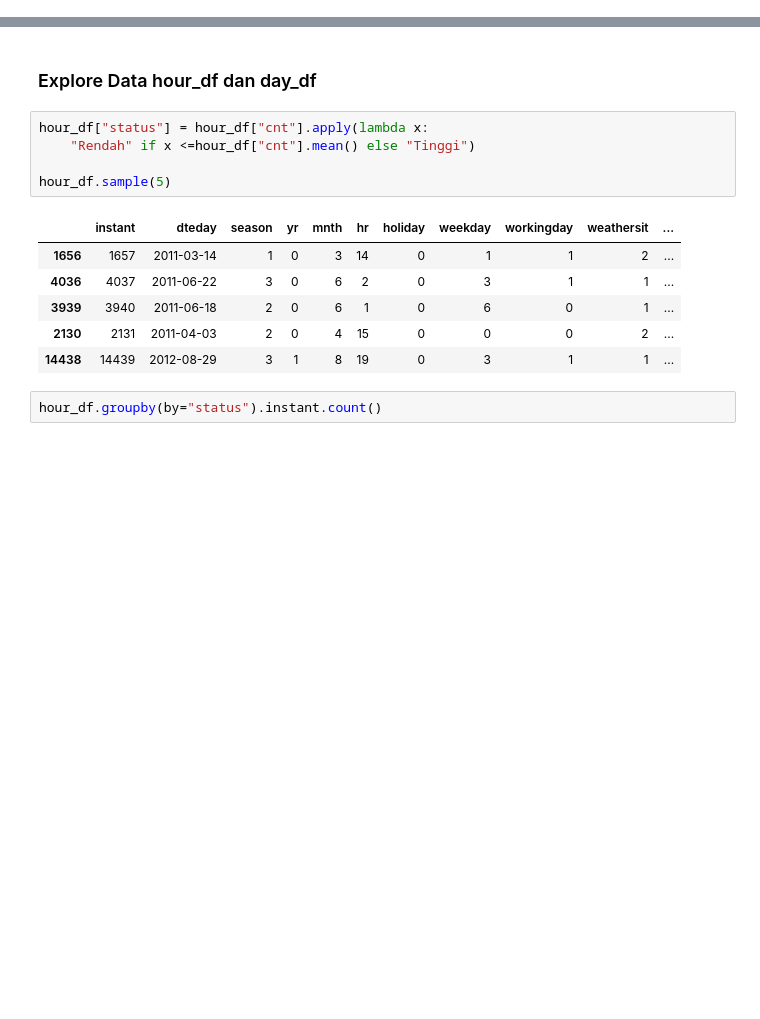
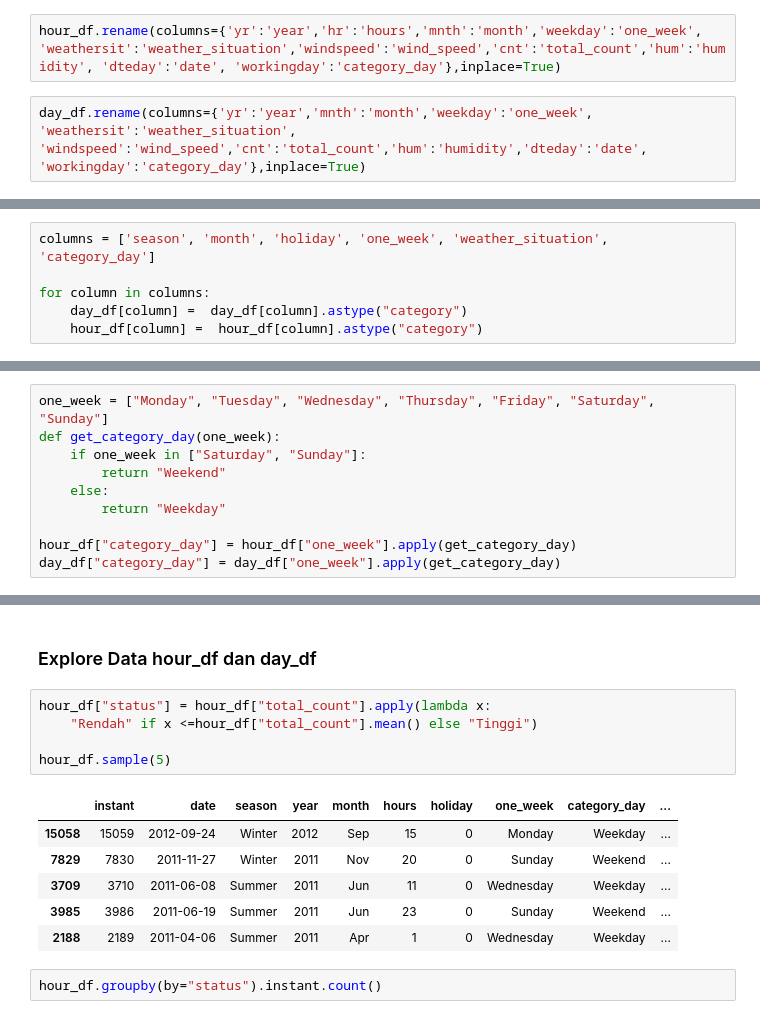
Before and after one commit to tianiayu/Submission-1-ADP-Dicoding, a Jupyter notebook: notebook.ipynb, the cells around one changed output, grey strips where cells are left out. Drawn from its saved outputs; the diff is of its cells as text; blank space fills up the shorter version.

```diff
--- a/notebook.ipynb
+++ b/notebook.ipynb
@@ -234,0 +180,4 @@ memory usage: 2.3 MB
+# %%
+hour_df.rename(columns={'yr':'year','hr':'hours','mnth':'month','weekday':'one_week', 'weathersit':'weather_situation','windspeed':'wind_speed','cnt':'total_count','hum':'humidity', 'dteday':'date', 'workingday':'category_day'},inplace=True)
+# %%
+day_df.rename(columns={'yr':'year','mnth':'month','weekday':'one_week', 'weathersit':'weather_situation', 'windspeed':'wind_speed','cnt':'total_count','hum':'humidity','dteday':'date', 'workingday':'category_day'},inplace=True)
@@ -234,0 +186,6 @@ memory usage: 2.3 MB
+# %%
+columns = ['season', 'month', 'holiday', 'one_week', 'weather_situation', 'category_day']
+
+for column in columns:
+    day_df[column] =  day_df[column].astype("category")
+    hour_df[column] =  hour_df[column].astype("category")
@@ -234,0 +233,10 @@ memory usage: 2.3 MB
+# %%
+one_week = ["Monday", "Tuesday", "Wednesday", "Thursday", "Friday", "Saturday", "Sunday"]
+def get_category_day(one_week):
+    if one_week in ["Saturday", "Sunday"]:
+        return "Weekend"
+    else:
+        return "Weekday"
+
+hour_df["category_day"] = hour_df["one_week"].apply(get_category_day)
+day_df["category_day"] = day_df["one_week"].apply(get_category_day)
@@ -344,17 +367,17 @@ day_df.groupby("dteday",as_index=False).agg({
 # %% [markdown]
 ### Explore Data hour_df dan day_df
 # %%
-hour_df["status"] = hour_df["cnt"].apply(lambda x:
-    "Rendah" if x <=hour_df["cnt"].mean() else "Tinggi")
+hour_df["status"] = hour_df["total_count"].apply(lambda x:
+    "Rendah" if x <=hour_df["total_count"].mean() else "Tinggi")
 
 hour_df.sample(5)
 # %% [output]
-|  | instant | dteday | season | yr | mnth | hr | holiday | weekday | workingday | weathersit | ... |
-| 1656 | 1657 | 2011-03-14 | 1 | 0 | 3 | 14 | 0 | 1 | 1 | 2 | ... |
-| 4036 | 4037 | 2011-06-22 | 3 | 0 | 6 | 2 | 0 | 3 | 1 | 1 | ... |
-| 3939 | 3940 | 2011-06-18 | 2 | 0 | 6 | 1 | 0 | 6 | 0 | 1 | ... |
-| 2130 | 2131 | 2011-04-03 | 2 | 0 | 4 | 15 | 0 | 0 | 0 | 2 | ... |
-| 14438 | 14439 | 2012-08-29 | 3 | 1 | 8 | 19 | 0 | 3 | 1 | 1 | ... |
+|  | instant | date | season | year | month | hours | holiday | one_week | category_day | ... |
+| 15058 | 15059 | 2012-09-24 | Winter | 2012 | Sep | 15 | 0 | Monday | Weekday | ... |
+| 7829 | 7830 | 2011-11-27 | Winter | 2011 | Nov | 20 | 0 | Sunday | Weekend | ... |
+| 3709 | 3710 | 2011-06-08 | Summer | 2011 | Jun | 11 | 0 | Wednesday | Weekday | ... |
+| 3985 | 3986 | 2011-06-19 | Summer | 2011 | Jun | 23 | 0 | Sunday | Weekend | ... |
+| 2188 | 2189 | 2011-04-06 | Summer | 2011 | Apr | 1 | 0 | Wednesday | Weekday | ... |
 # %%
 hour_df.groupby(by="status").instant.count()
 # %% [output]
```
Also changed, not shown: parts of 51 cells of this notebook, 4 other files.
